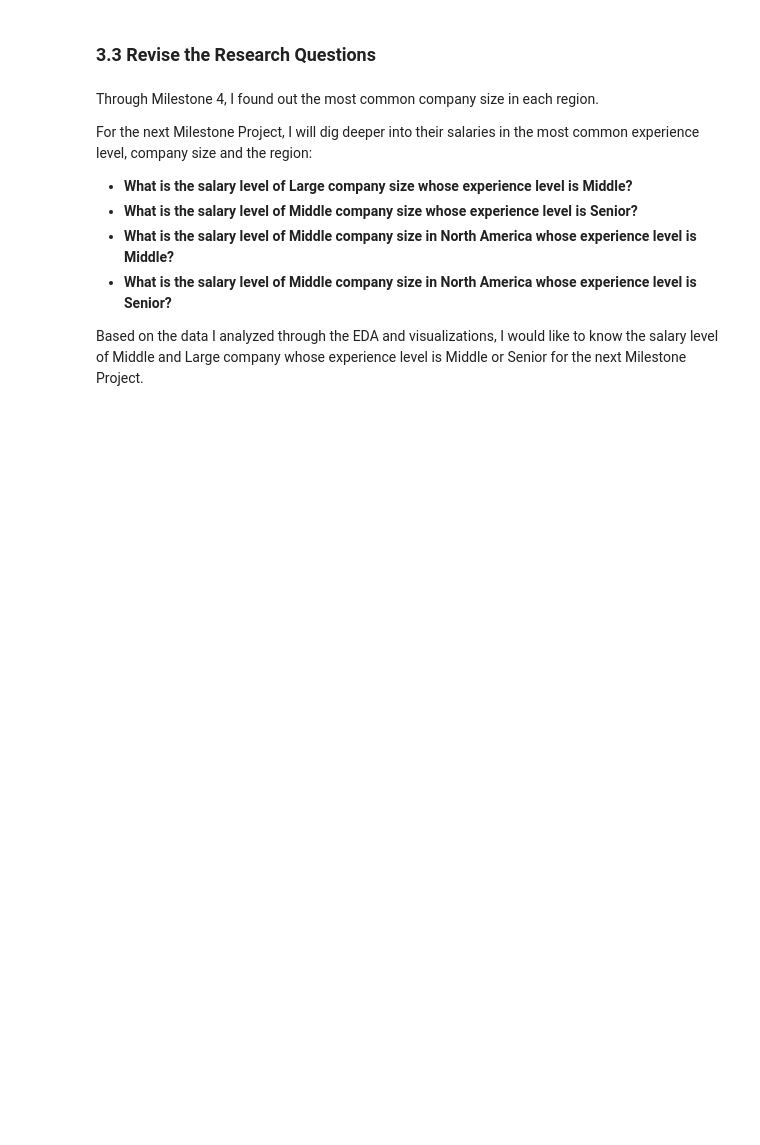
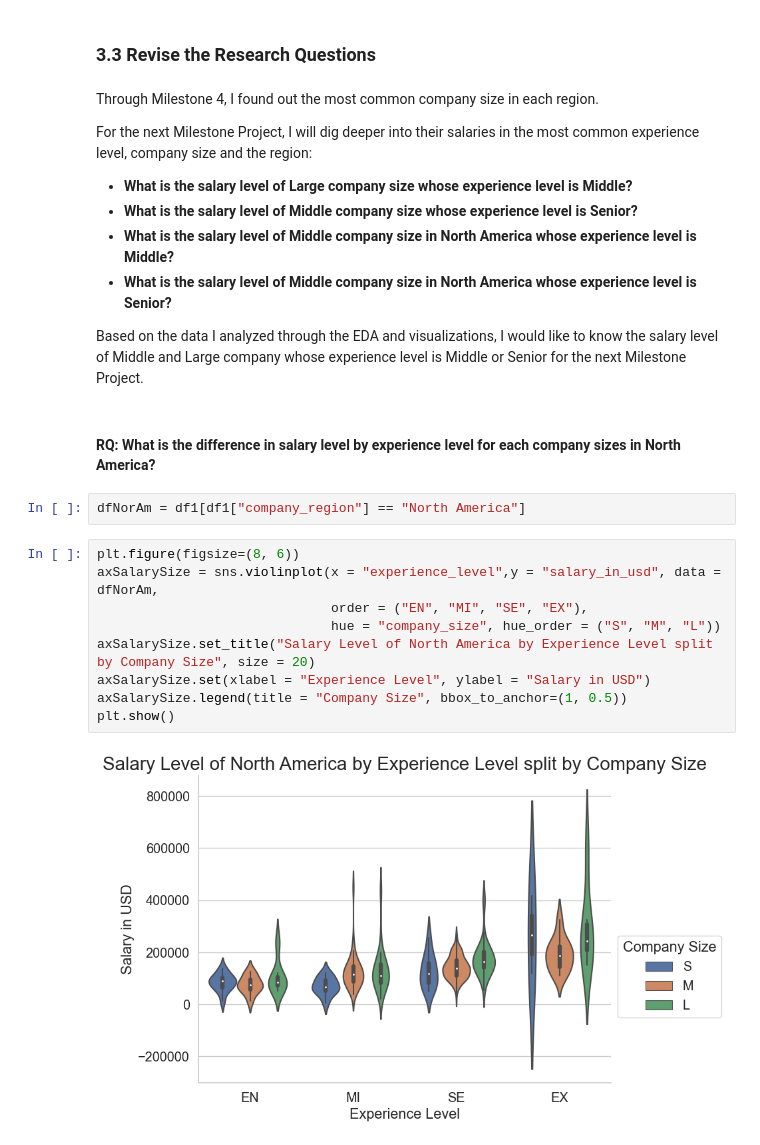
Before and after one commit to ubco-W2022T2-data301/project-group-group07, a Jupyter notebook: analysis/analysis1.ipynb, the cells around one changed output. Cells and saved outputs as stored; diff of their text form; blank space fills up the shorter version.

```diff
--- a/analysis/analysis1.ipynb
+++ b/analysis/analysis1.ipynb
@@ -702,3 +609,18 @@ For the next Milestone Project, I will dig deeper into their salaries in the mos
 - **What is the salary level of Middle company size in North America whose experience level is Senior?**
 
 Based on the data I analyzed through the EDA and visualizations, I would like to know the salary level of Middle and Large company whose experience level is Middle or Senior for the next Milestone Project.
+# %% [markdown]
+#### RQ: What is the difference in salary level by experience level for each company sizes in North America?
+# %%
+dfNorAm = df1[df1["company_region"] == "North America"]
+# %%
+plt.figure(figsize=(8, 6))
+axSalarySize = sns.violinplot(x = "experience_level",y = "salary_in_usd", data = dfNorAm,
+                              order = ("EN", "MI", "SE", "EX"),
+                              hue = "company_size", hue_order = ("S", "M", "L"))
+axSalarySize.set_title("Salary Level of North America by Experience Level split by Company Size", size = 20)
+axSalarySize.set(xlabel = "Experience Level", ylabel = "Salary in USD")
+axSalarySize.legend(title = "Company Size", bbox_to_anchor=(1, 0.5))
+plt.show()
+# %% [output]
+[figure, added]
```
Also changed, not shown: parts of 37 cells of this notebook.
